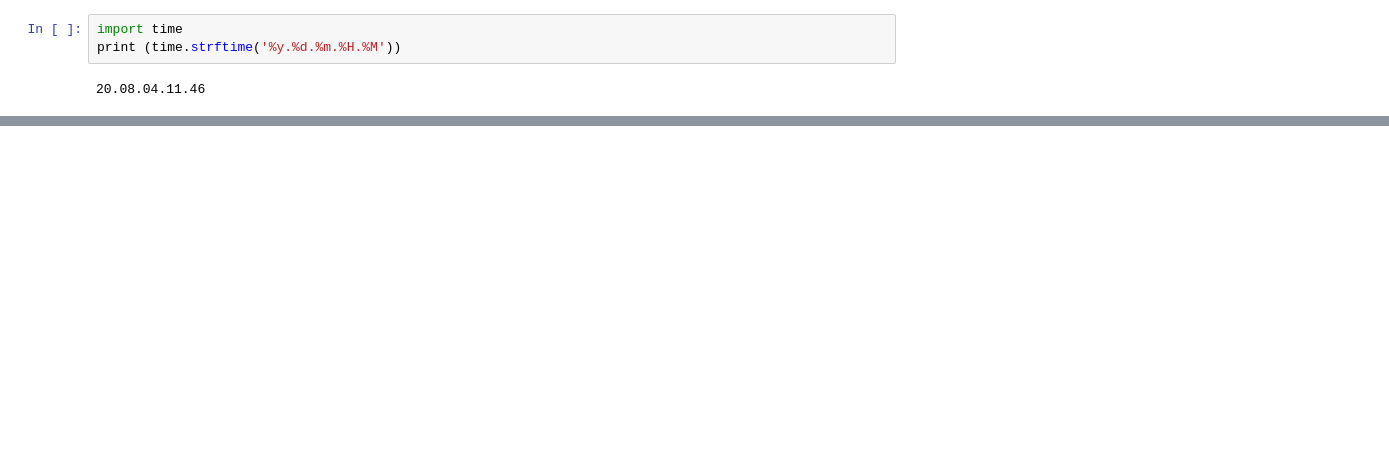
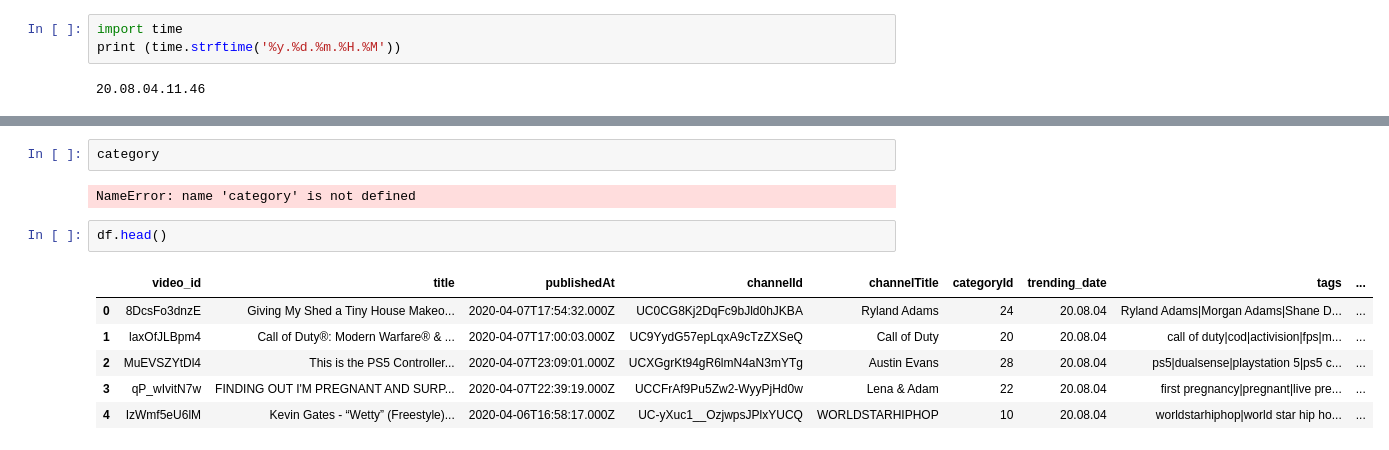
Before and after one commit to homestylegravy/capstone1-youtube-api, a Jupyter notebook: tyler.ipynb, the cells around one changed output, grey strips where cells are left out. Cells and saved outputs as stored; diff of their text form; blank space fills up the shorter version.

```diff
--- a/tyler.ipynb
+++ b/tyler.ipynb
@@ -220,0 +803,13 @@ TypeError: Missing required parameter "part"
+# %%
+category
+# %% [output]
+NameError: name 'category' is not defined
+# %%
+df.head()
+# %% [output]
+|  | video_id | title | publishedAt | channelId | channelTitle | categoryId | trending_date | tags | ... |
+| 0 | 8DcsFo3dnzE | Giving My Shed a Tiny House Makeo... | 2020-04-07T17:54:32.000Z | UC0CG8Kj2DqFc9bJld0hJKBA | Ryland Adams | 24 | 20.08.04 | Ryland Adams|Morgan Adams|Shane D... | ... |
+| 1 | laxOfJLBpm4 | Call of Duty®: Modern Warfare® & ... | 2020-04-07T17:00:03.000Z | UC9YydG57epLqxA9cTzZXSeQ | Call of Duty | 20 | 20.08.04 | call of duty|cod|activision|fps|m... | ... |
+| 2 | MuEVSZYtDl4 | This is the PS5 Controller... | 2020-04-07T23:09:01.000Z | UCXGgrKt94gR6lmN4aN3mYTg | Austin Evans | 28 | 20.08.04 | ps5|dualsense|playstation 5|ps5 c... | ... |
+| 3 | qP_wIvitN7w | FINDING OUT I'M PREGNANT AND SURP... | 2020-04-07T22:39:19.000Z | UCCFrAf9Pu5Zw2-WyyPjHd0w | Lena & Adam | 22 | 20.08.04 | first pregnancy|pregnant|live pre... | ... |
+| 4 | IzWmf5eU6lM | Kevin Gates - “Wetty” (Freestyle)... | 2020-04-06T16:58:17.000Z | UC-yXuc1__OzjwpsJPlxYUCQ | WORLDSTARHIPHOP | 10 | 20.08.04 | worldstarhiphop|world star hip ho... | ... |
```
Also changed, not shown: parts of 30 cells of this notebook.
